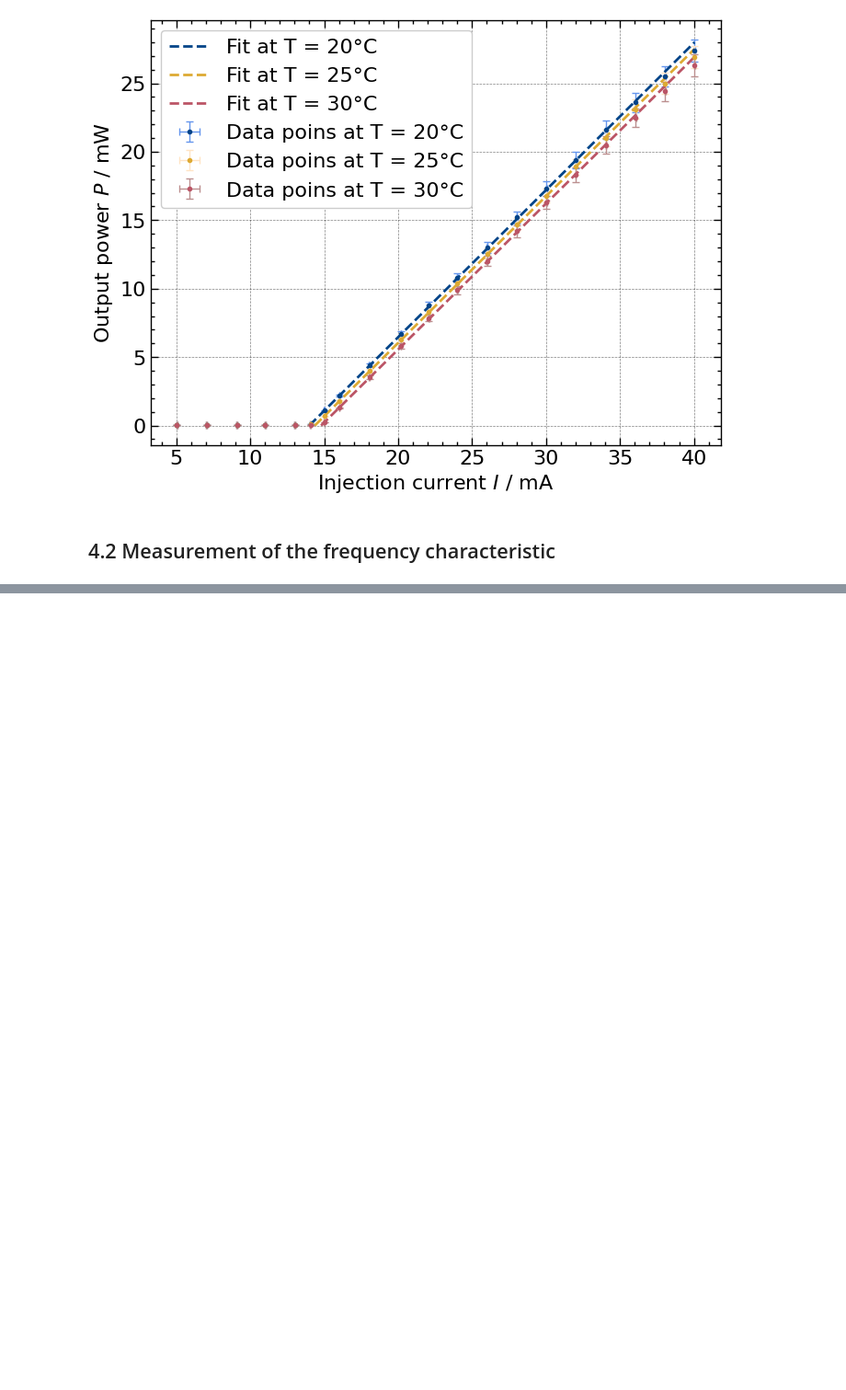
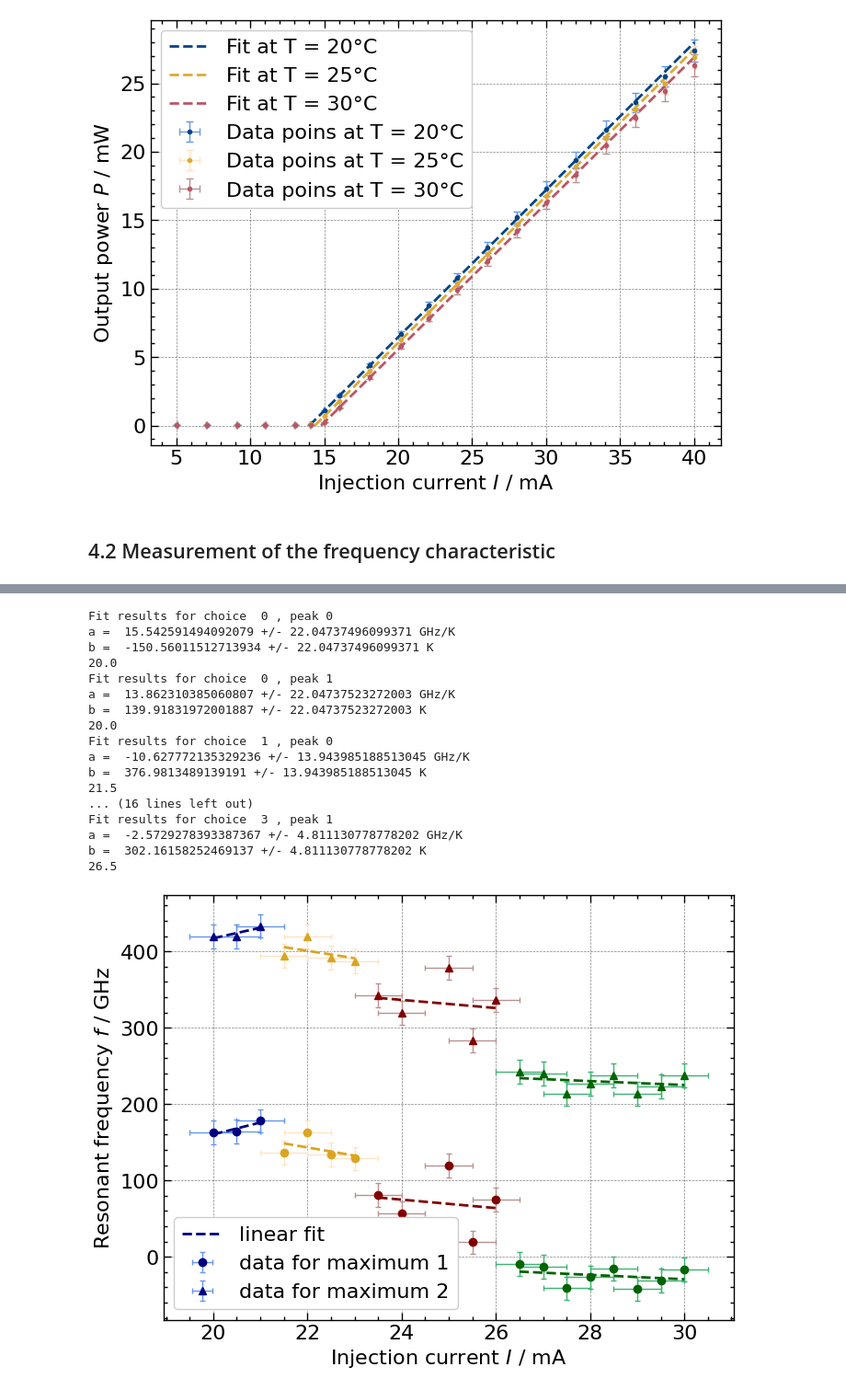
Before and after one commit to KemalOenen/advanced_labcourse, a Jupyter notebook: E110/data_analysis.ipynb, the cells around one changed output, grey strips where cells are left out. Shown at 92% size. Drawn from its saved outputs; the diff is of its cells as text; code cells hidden in the pictures; blank space fills up the shorter version.

```diff
--- a/E110/data_analysis.ipynb
+++ b/E110/data_analysis.ipynb
@@ -235,0 +349,66 @@ plt.scatter(temperature_values, temperature_peakdiff)
+# %%
+# define frequency error
+raw = pd.read_csv(current_change_files[0], skiprows=0, delimiter=",", header=[0])
+freqerror = convert_t_f([0.95*np.min(raw["[s]"])], np.min(raw["[s]"]), np.max(raw["[s]"]), 630)[0] # GHz
+temperature_error = 0.5 # K
+# define lists of points per fit
+fit_choices = [[0,1,2], [3,4,5,6], [7,8,9,10,11], [12,13,14,15,16,17,18,19]]
+colors = ["navy", "goldenrod", "maroon", "darkgreen"]
+ecolors = ['cornflowerblue', 'bisque', 'rosybrown', 'mediumseagreen']
+
+def lin_fit(x, a, b):
+    return(a*x + b)
+
+for iteration, indexlist in enumerate(fit_choices): # fits per chosen area
+    x_data = [temperature_values[i] for i in indexlist]
+    y_datas = [temperature_peaks[i][0] for i in indexlist]
+
+    for i_y in range(2): # fits for each peak
+
+        y_data = [entry[i_y] for entry in y_datas]
+
+        popt, pcov = sp.optimize.curve_fit(lin_fit, x_data, y_data, sigma=freqerror, absolute_sigma=True)
+        print("Fit results for choice ", iteration, ", peak", i_y)
+        print('a = ', popt[0], "+/-", np.sqrt(pcov[0][0]), "GHz/K")
+        print('b = ', popt[1], "+/-", np.sqrt(pcov[0][0]), "K")
+
+        # final plot
+        symbol = "o" if i_y==0 else "^"
+        #data
+        if (iteration==0 and i_y==0):
+            d_label = "data for maximum 1"
+        elif (iteration==0 and i_y==1):
+            d_label = "data for maximum 2"
+        else:
+            d_label = None
+        plt.errorbar(x_data, y_data, yerr=freqerror, xerr=temperature_error, fmt=symbol,
+                     color = colors[iteration], ecolor=ecolors[iteration], elinewidth=1, capsize=2, label=d_label)
+        #fit
+        f_label = "linear fit" if (iteration==0 and i_y==0) else None
+        print(np.min(x_data))
+        fit_range = np.arange(np.min(x_data), np.max(x_data), 0.001)
+        plt.plot(fit_range, lin_fit(fit_range, popt[0], popt[1]), color=colors[iteration], linestyle='--', label=f_label,)
+
+plt.xlabel("Injection current $I$ / mA")
+plt.ylabel("Resonant frequency $f$ / GHz")
+plt.legend()
+plt.show()
+# %% [output]
+Fit results for choice  0 , peak 0
+a =  15.542591494092079 +/- 22.04737496099371 GHz/K
+b =  -150.56011512713934 +/- 22.04737496099371 K
+20.0
+Fit results for choice  0 , peak 1
+a =  13.862310385060807 +/- 22.04737523272003 GHz/K
+b =  139.91831972001887 +/- 22.04737523272003 K
+20.0
+Fit results for choice  1 , peak 0
+a =  -10.627772135329236 +/- 13.943985188513045 GHz/K
+b =  376.9813489139191 +/- 13.943985188513045 K
+21.5
+... (16 lines left out)
+Fit results for choice  3 , peak 1
+a =  -2.5729278393387367 +/- 4.811130778778202 GHz/K
+b =  302.16158252469137 +/- 4.811130778778202 K
+26.5
+[figure, added]
```
Also changed, not shown: parts of 11 cells of this notebook.
